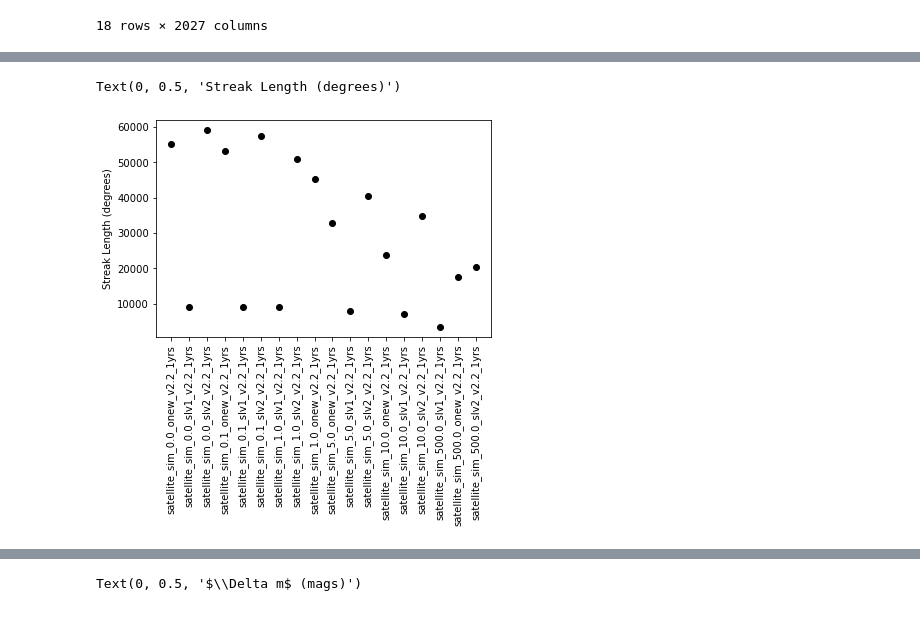
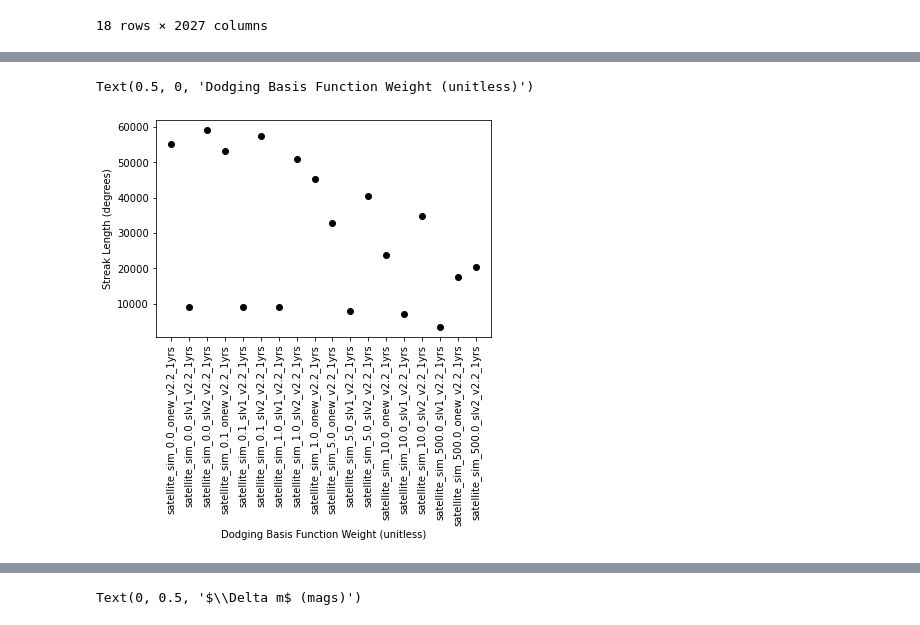
Before and after one commit to dirac-institute/satellite-dodging, a Jupyter notebook: compare_sim_runs.ipynb, the cells around one changed output, grey strips where cells are left out. Saved outputs shown, nothing was run; the diff lists cells and outputs as text; code cells hidden in the pictures.

Commit message:
plot update

```diff
--- a/compare_sim_runs.ipynb
+++ b/compare_sim_runs.ipynb
@@ -54,9 +54,10 @@ streak_length_sums = []
 n_streak_sums = []
 n_streaked_images = []
 for sim_name in df.index:
+# for sim_name in df.index[0:2]:
     dodge_weights.append(float(sim_name.split('_')[2]))
     const_name.append(sim_name.split('_')[3])
-    _temp = np.load('simulation_dbs/'+sim_name+'.npz')['obs_array'].copy()
+    _temp = np.load('/Users/apple/Desktop/'+sim_name+'.npz')['obs_array'].copy()
 
     streak_length_sums.append(np.sum(_temp['streak_len_deg']))
     n_streak_sums.append(np.sum(_temp['n_streaks']))
@@ -82,9 +134,10 @@ Text(0, 0.5, 'N Visits')
 # %%
 fig, ax = plt.subplots()
 
 ax.plot(df['streak_length_sum'], 'ko')
 ack = ax.tick_params('x',  rotation=90)
 ax.set_ylabel('Streak Length (degrees)')
+ax.set_xlabel('Dodging Basis Function Weight (unitless)')
 # %% [output]
-Text(0, 0.5, 'Streak Length (degrees)')
+Text(0.5, 0, 'Dodging Basis Function Weight (unitless)')
-[figure, old version]
+[figure, new version]
```
Also changed, not shown: parts of 17 cells of this notebook, 2 other files.
